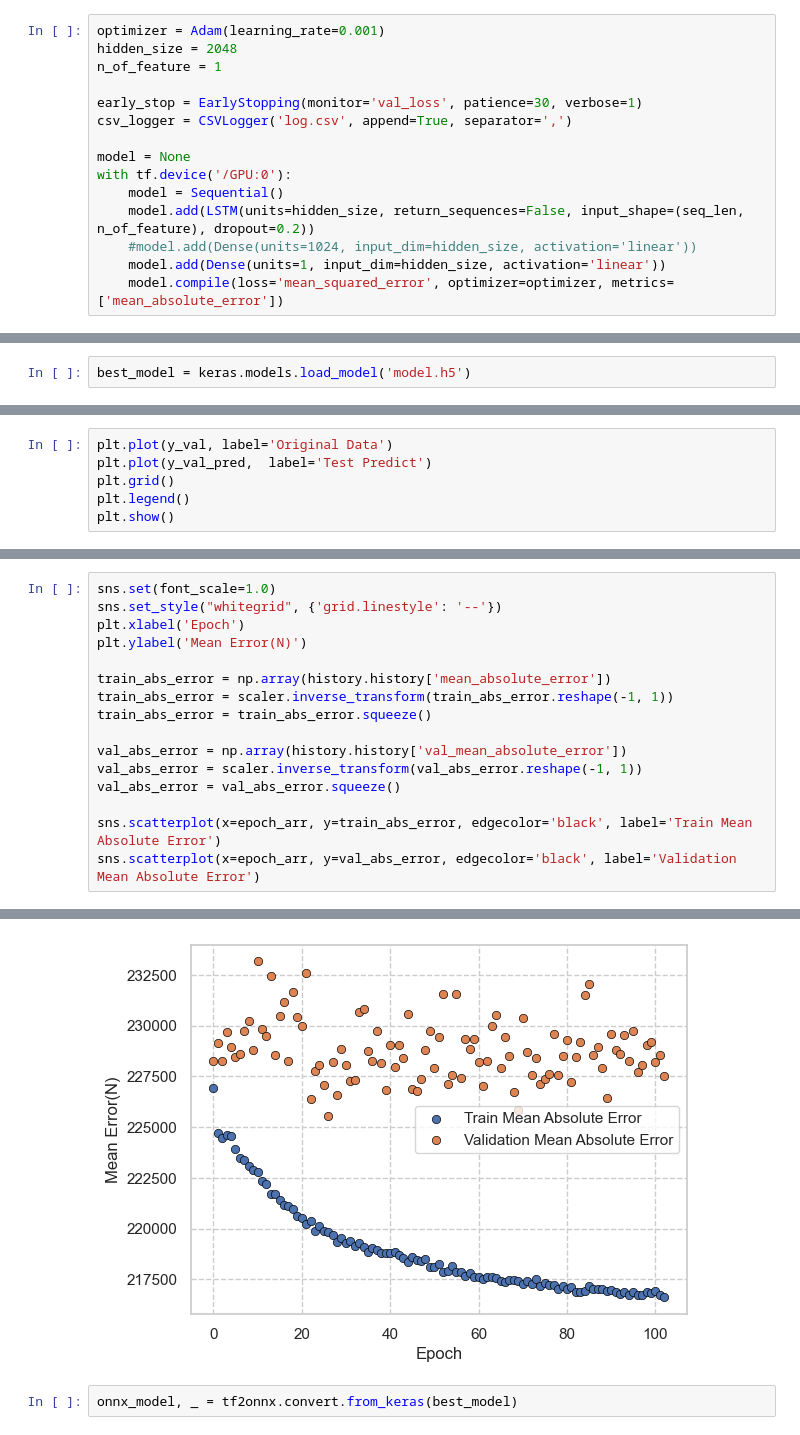
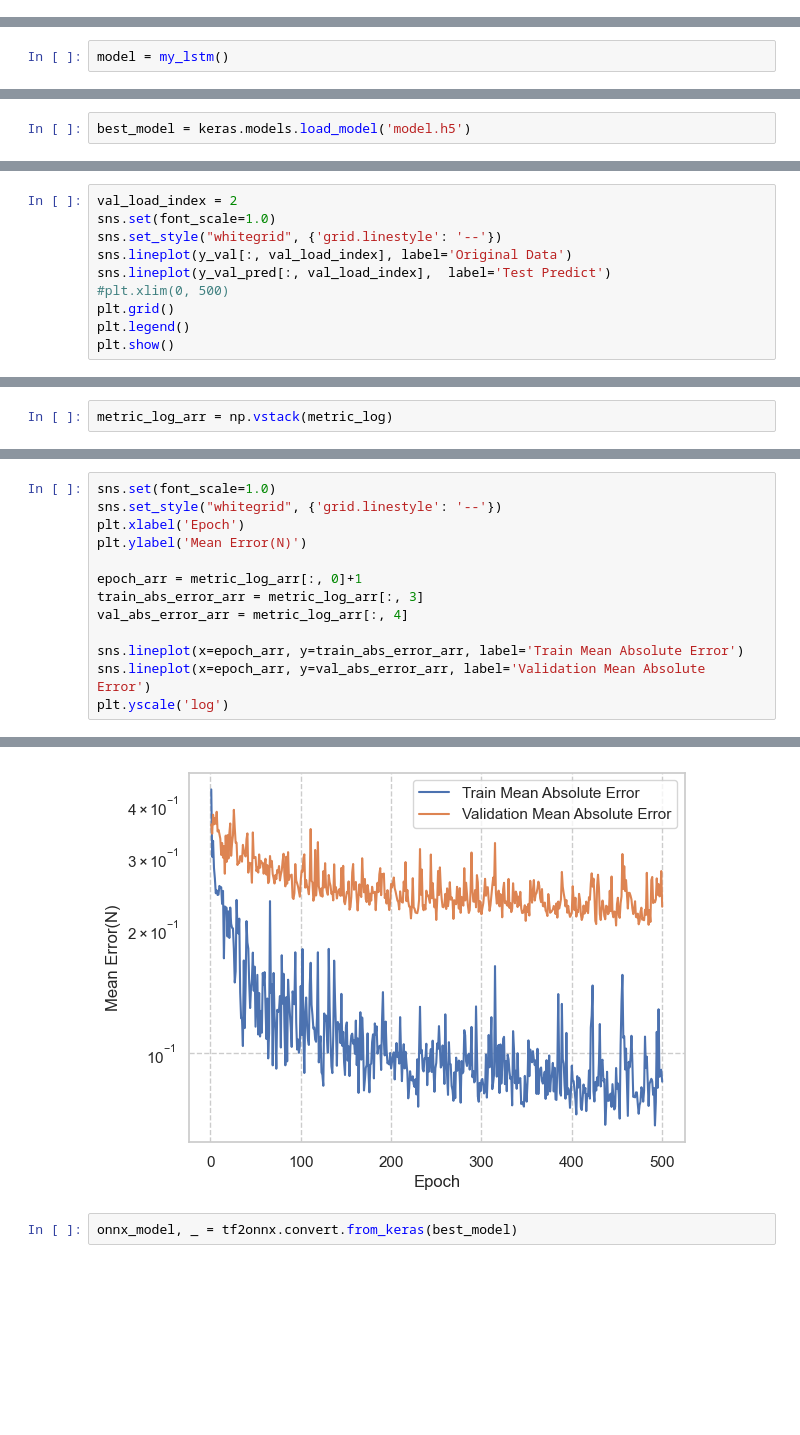
Before and after one commit to jinbeomjeong/estimate_crawler_crane_ground_pressure, a Jupyter notebook: create_est_load_with_tf.ipynb, the cells around one changed output, grey strips where cells are left out. Saved outputs shown, nothing was run; the diff lists cells and outputs as text; blank space fills up the shorter version.

```diff
--- a/create_est_load_with_tf.ipynb
+++ b/create_est_load_with_tf.ipynb
@@ -100,16 +357 @@ model_chk_point = ModelCheckpoint(filepath='model.h5', monitor="val_loss", verbo
                                   save_weights_only=False, mode="min", save_freq="epoch", initial_value_threshold=None)
-# %%
-optimizer = Adam(learning_rate=0.001)
-hidden_size = 2048
-n_of_feature = 1
-
-early_stop = EarlyStopping(monitor='val_loss', patience=30, verbose=1)
-csv_logger = CSVLogger('log.csv', append=True, separator=',')
-
-model = None
-with tf.device('/GPU:0'):
-    model = Sequential()
-    model.add(LSTM(units=hidden_size, return_sequences=False, input_shape=(seq_len, n_of_feature), dropout=0.2))
-    #model.add(Dense(units=1024, input_dim=hidden_size, activation='linear'))
-    model.add(Dense(units=1, input_dim=hidden_size, activation='linear'))
-    model.compile(loss='mean_squared_error', optimizer=optimizer, metrics=['mean_absolute_error'])
@@ -115,0 +392,2 @@ with tf.device('/GPU:0'):
+# %%
+model = my_lstm()
@@ -193,6 +524,10 @@ print(mean_absolute_error(y_train, y_train_pred))
 # %%
-plt.plot(y_val, label='Original Data')
-plt.plot(y_val_pred,  label='Test Predict')
+val_load_index = 2
+sns.set(font_scale=1.0)
+sns.set_style("whitegrid", {'grid.linestyle': '--'})
+sns.lineplot(y_val[:, val_load_index], label='Original Data')
+sns.lineplot(y_val_pred[:, val_load_index],  label='Test Predict')
+#plt.xlim(0, 500)
 plt.grid()
 plt.legend()
 plt.show()
@@ -207,3 +550,5 @@ print(mean_absolute_error(y_val, y_val_pred))
+# %%
+metric_log_arr = np.vstack(metric_log)
 # %%
 sns.set(font_scale=1.0)
 sns.set_style("whitegrid", {'grid.linestyle': '--'})
@@ -222,14 +571,11 @@ sns.set_style("whitegrid", {'grid.linestyle': '--'})
 plt.xlabel('Epoch')
 plt.ylabel('Mean Error(N)')
 
-train_abs_error = np.array(history.history['mean_absolute_error'])
-train_abs_error = scaler.inverse_transform(train_abs_error.reshape(-1, 1))
-train_abs_error = train_abs_error.squeeze()
+epoch_arr = metric_log_arr[:, 0]+1
+train_abs_error_arr = metric_log_arr[:, 3]
+val_abs_error_arr = metric_log_arr[:, 4]
 
-val_abs_error = np.array(history.history['val_mean_absolute_error'])
-val_abs_error = scaler.inverse_transform(val_abs_error.reshape(-1, 1))
-val_abs_error = val_abs_error.squeeze()
-
-sns.scatterplot(x=epoch_arr, y=train_abs_error, edgecolor='black', label='Train Mean Absolute Error')
-sns.scatterplot(x=epoch_arr, y=val_abs_error, edgecolor='black', label='Validation Mean Absolute Error')
+sns.lineplot(x=epoch_arr, y=train_abs_error_arr, label='Train Mean Absolute Error')
+sns.lineplot(x=epoch_arr, y=val_abs_error_arr, label='Validation Mean Absolute Error')
+plt.yscale('log')
 # %% [output]
@@ -237,4 +582,4 @@ sns.scatterplot(x=epoch_arr, y=val_abs_error, edgecolor='black', label='Validati
-[figure, old version]
+[figure, new version]
 # %%
 onnx_model, _ = tf2onnx.convert.from_keras(best_model)
 # %%
```
Also changed, not shown: parts of 52 cells of this notebook, 3 other files.
